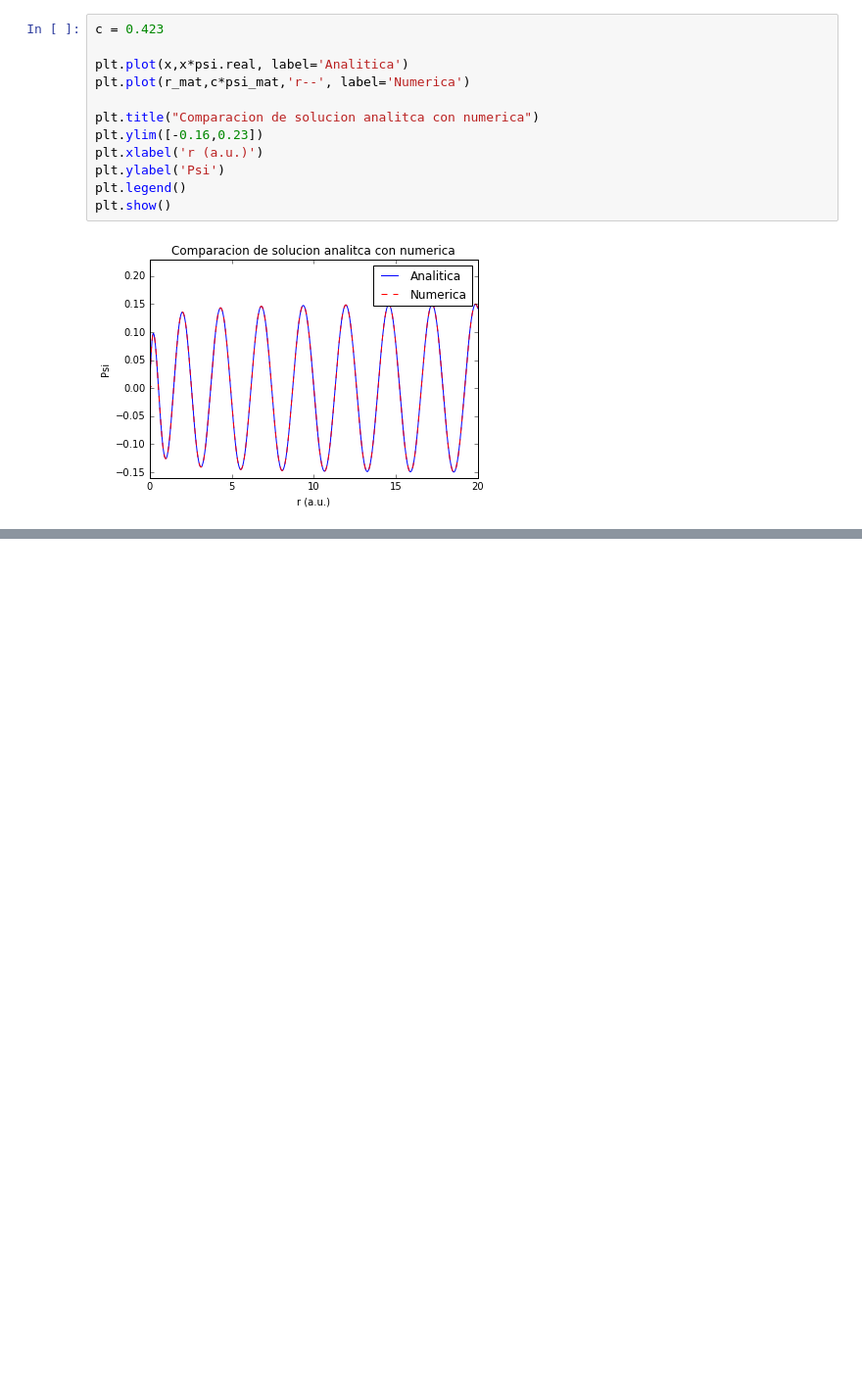
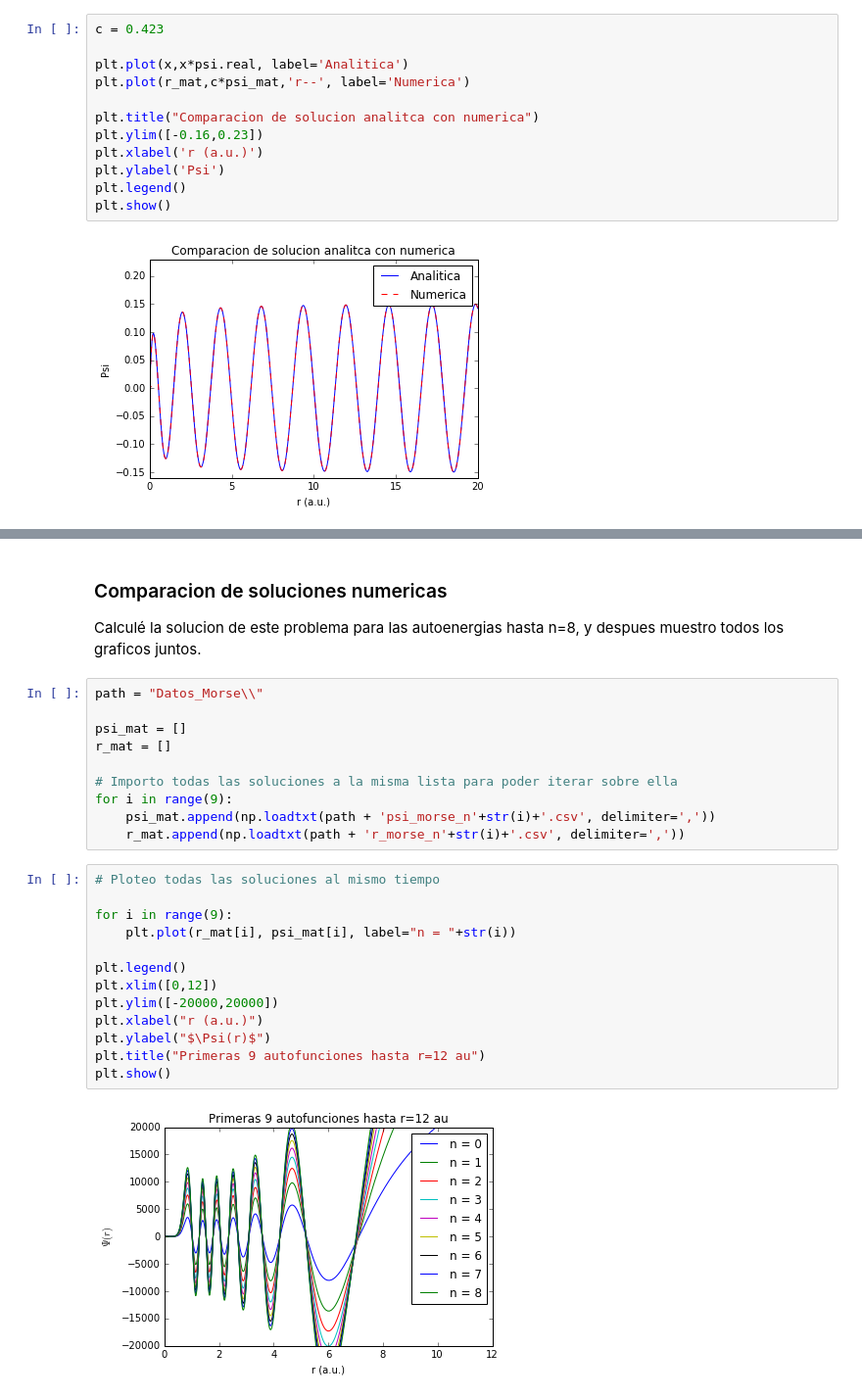
Before and after one commit to nicochunger/E3, a Jupyter notebook: Trabajo_Final_Estructura3_Nicolas_Unger.ipynb, the cells around one changed output, grey strips where cells are left out. Shown at 98% size. Cells and saved outputs as stored; diff of their text form; blank space fills up the shorter version.

```diff
--- a/Trabajo_Final_Estructura3_Nicolas_Unger.ipynb
+++ b/Trabajo_Final_Estructura3_Nicolas_Unger.ipynb
@@ -160,0 +283,29 @@ A menos de una constante multiplicativa coinciden muy bien. Se debe a la normali
+# %% [markdown]
+### Comparacion de soluciones numericas
+
+Calculé la solucion de este problema para las autoenergias hasta n=8, y despues muestro todos los graficos juntos.
+# %%
+path = "Datos_Morse\\"
+
+psi_mat = []
+r_mat = []
+
+# Importo todas las soluciones a la misma lista para poder iterar sobre ella
+for i in range(9):
+    psi_mat.append(np.loadtxt(path + 'psi_morse_n'+str(i)+'.csv', delimiter=','))
+    r_mat.append(np.loadtxt(path + 'r_morse_n'+str(i)+'.csv', delimiter=','))
+# %%
+# Ploteo todas las soluciones al mismo tiempo
+
+for i in range(9):
+    plt.plot(r_mat[i], psi_mat[i], label="n = "+str(i))
+
+plt.legend()
+plt.xlim([0,12])
+plt.ylim([-20000,20000])
+plt.xlabel("r (a.u.)")
+plt.ylabel("$\Psi(r)$")
+plt.title("Primeras 9 autofunciones hasta r=12 au")
+plt.show()
+# %% [output]
+[figure, added]
```
Also changed, not shown: parts of 25 cells of this notebook, 27 other files.
